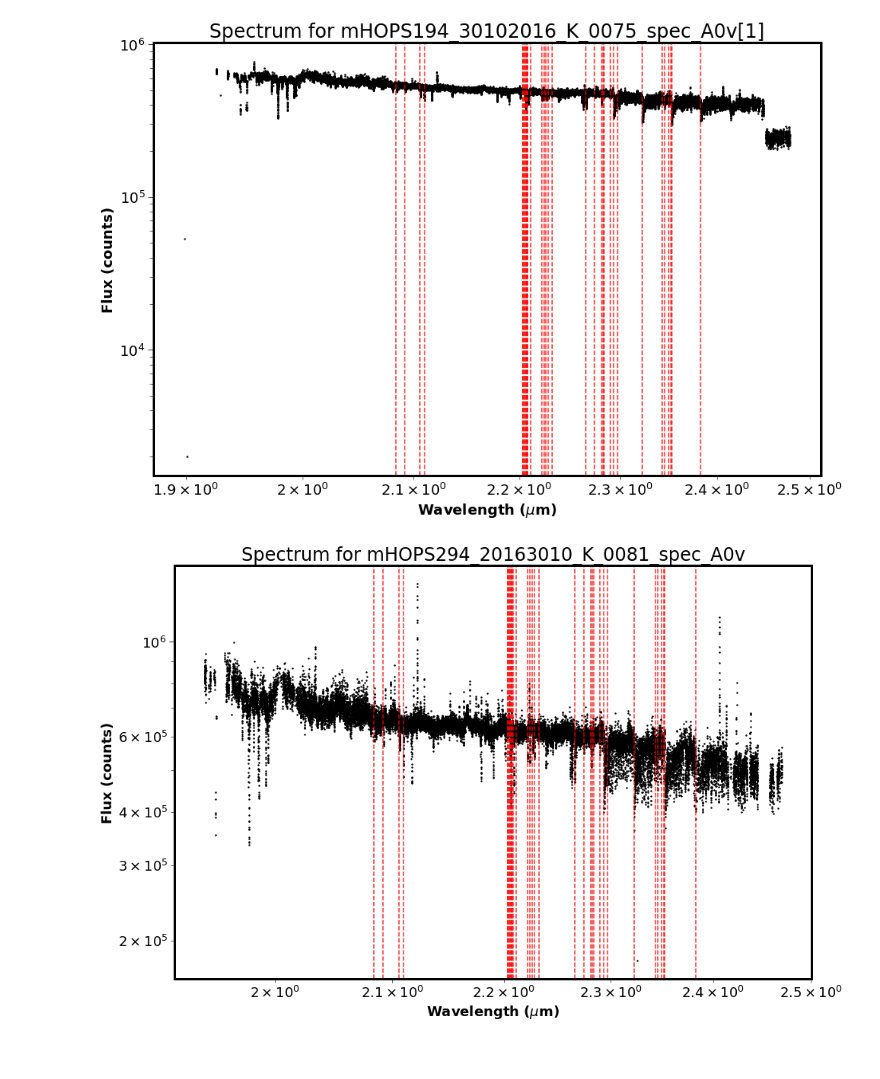
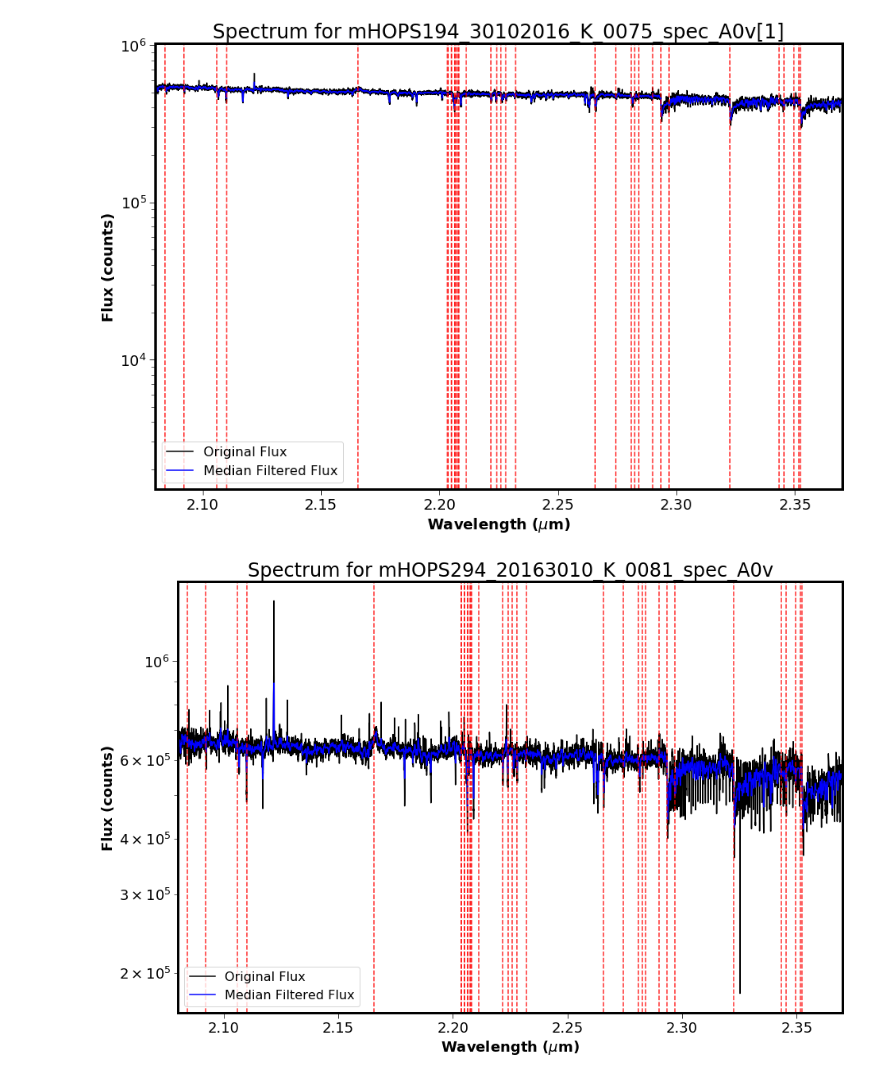
Before and after one commit to SavOliveira/IGRINS-Spectra, a Jupyter notebook: merged_hops_spectra.ipynb, the cells around one changed output. Drawn from its saved outputs; the diff is of its cells as text; code cells hidden in the pictures.

Commit message:
5_26_23
Attempt at using scipy to do median filtering

```diff
--- a/merged_hops_spectra.ipynb
+++ b/merged_hops_spectra.ipynb
@@ -53,6 +55,7 @@ nir_dict = {
     "Fe-2.2079"	:	2.2079,
     "Na-2.2083"	:	2.2083,
     "Ca-2.2113"	:	2.2113,
+    "Br-Gamma"  :   2.1655,
     "Ti-2.2218"	:	2.2218,
     "Ti-2.224"	:	2.224,
     "Fe-2.226"	:	2.226,
@@ -93,23 +96,36 @@ for file in merged_hops_files:
     wavelength = df[0]
     flux = df[1]
 
+    # SNR per res element
+    snr = df[2]
+
+    # Apply median filtering to the flux column
+    window_size = 25  # Size of the median filter window
+    filtered_flux = medfilt(flux, kernel_size=window_size)
+
     # Create a plot of wavelength vs. flux
     fig,ax = plt.subplots(figsize=(15,10))
 
     # ax.plot(wavelength, flux,c='black')
-    ax.scatter(wavelength, flux,s=2,c='black')
+    ax.plot(wavelength, flux,c='black',label='Original Flux')
+    ax.plot(wavelength, filtered_flux,c='blue', label='Median Filtered Flux')
 
     # Loop through NIR line dictionary and plot vertical, dashed lines at those wavelengths
     # Iterate over number of objects
     for i in range(n):
         # Iterate over the NIR dictionary
-        for ii in range(len(lines_wav)):
-            ax.axvline(x=lines_wav[ii],ls='dashed',color='red',alpha=0.2)
+        for lines_string, lines_wavelength in nir_dict.items():
+            # Plot vertical dashed line at the wavelength for each spectral line
+            ax.axvline(x=lines_wavelength,ls='dashed',color='red',alpha=0.2)
+
+            # text_offset = 0.02 * (ax.get_ylim()[1] - ax.get_ylim()[0])  # Adjust the offset as needed
+            # ax.text(lines_string, ax.get_ylim()[1] - text_offset, lines_string, rotation=0, verticalalignment='top')
             # ax.set_xscale('log')
             # ax.set_yscale('log')
 
-    # ax.set_xlim(2.1,2.24)
-    ax.set_xscale('log')
+
+    ax.set_xlim(2.08,2.37)
+    # ax.set_xscale('log')
     ax.set_yscale('log')
 
     ax.set_xlabel('Wavelength ($\mu$m)')
@@ -119,6 +135,7 @@ for file in merged_hops_files:
     filename = os.path.splitext(os.path.basename(file))[0]
     # Make the title according to the filename
     ax.set_title('Spectrum for {}'.format(filename))
+    ax.legend()
 
     # Save the plot as PNG
     plt.savefig(fig_path+'{}.png'.format(filename))
@@ -132,2 +149,2 @@ for file in merged_hops_files:
-[figure, old version]
+[figure, new version]
-[figure, old version]
+[figure, new version]
```
Also changed, not shown: parts of 2 cells of this notebook, 17 other files.
